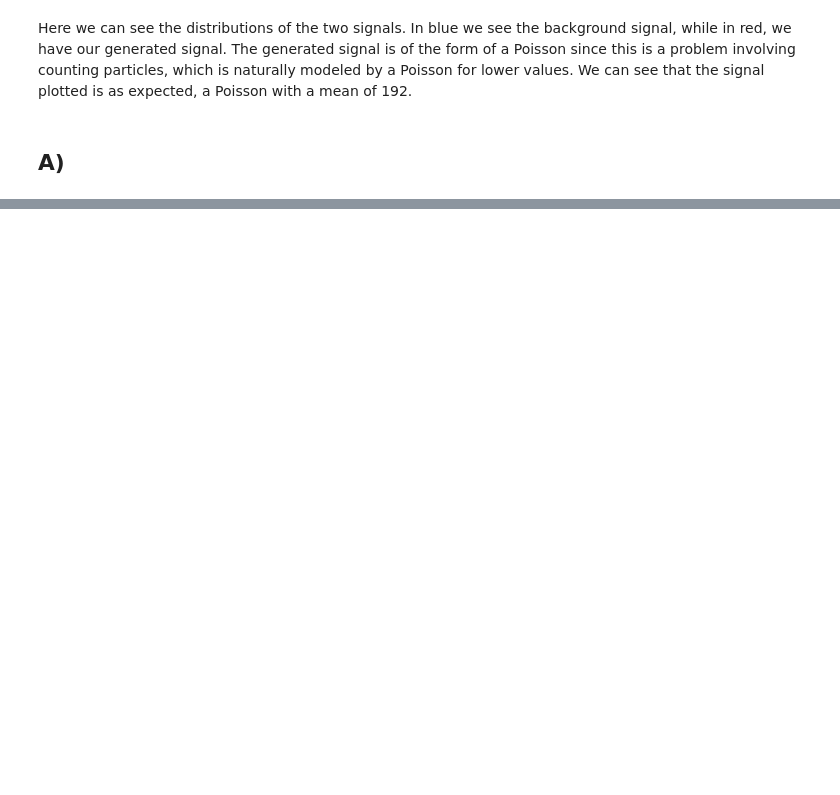
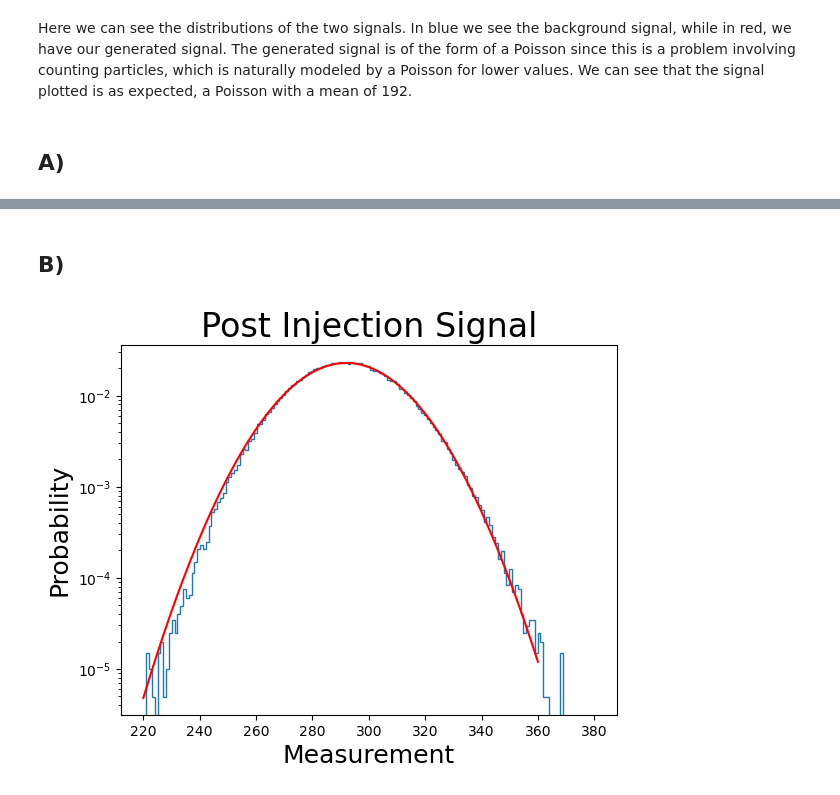
Before and after one commit to WyattOtsuka/PHYS434, a Jupyter notebook: lab6.ipynb, the cells around one changed output, grey strips where cells are left out. Saved outputs shown, nothing was run; the diff lists cells and outputs as text; code cells hidden in the pictures; blank space fills up the shorter version.

```diff
--- a/lab6.ipynb
+++ b/lab6.ipynb
@@ -73,0 +85,13 @@ Here we can see the distributions of the two signals. In blue we see the backgro
+# %% [markdown]
+## B)
+# %%
+plt.hist(post_inject, bins = np.linspace(220,380,160), density = True, histtype = "step")
+plt.title("Post Injection Signal",fontsize=24)
+plt.xlabel('Measurement',fontsize=18)
+plt.ylabel('Probability',fontsize=18)
+plt.semilogy()
+x = np.linspace(220,360,10000)
+plt.plot(x,scipy.stats.norm.pdf(x, loc = 292, scale = 17.5),color = 'red')
+plt.show()
+# %% [output]
+[figure, added]
```
Also changed, not shown: parts of 12 cells of this notebook.
